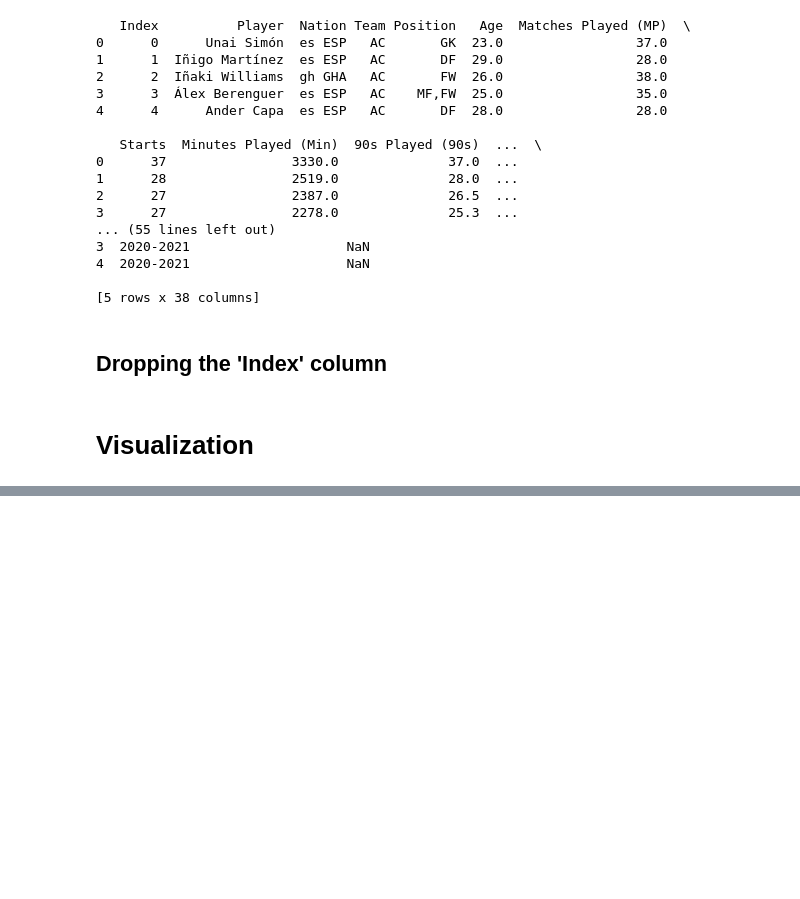
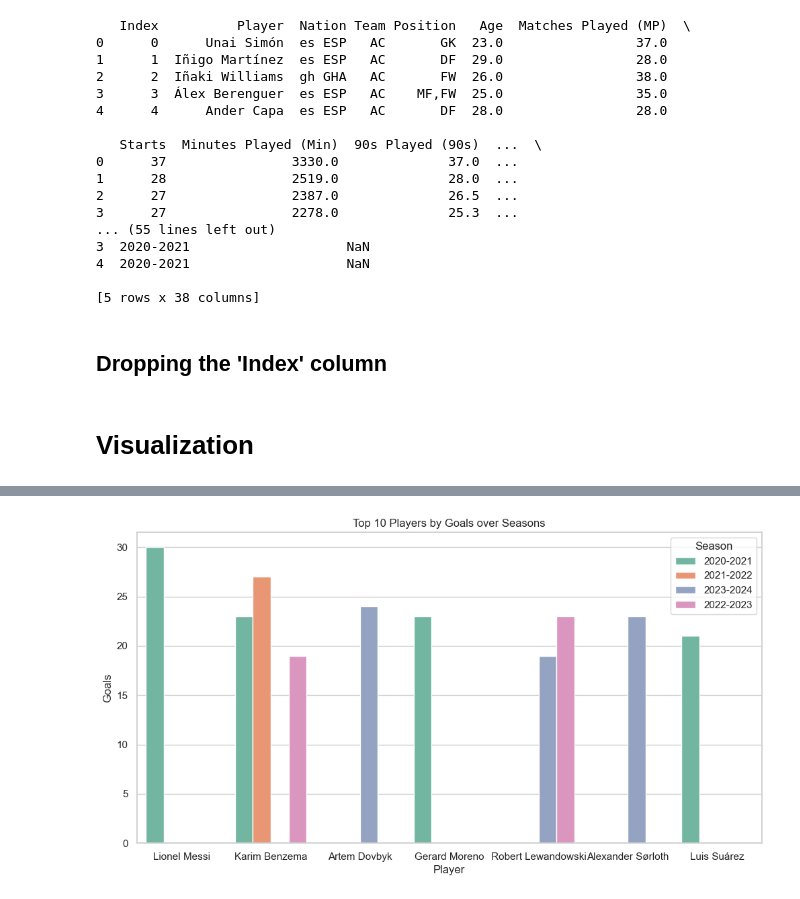
Before and after one commit to Mihirchauhan0709/Data_mining_Project, a Jupyter notebook: Seperated_Data/clean&visualize.ipynb, the cells around one changed output, grey strips where cells are left out. Saved outputs shown, nothing was run; the diff lists cells and outputs as text; code cells hidden in the pictures; blank space fills up the shorter version.

Commit message:
visualize
d

```diff
--- a/Seperated_Data/clean&visualize.ipynb
+++ b/Seperated_Data/clean&visualize.ipynb
@@ -193,0 +197,21 @@ df.to_csv('cleaned_dataset_no_index.csv', index=False)
+# %%
+import pandas as pd
+import matplotlib.pyplot as plt
+import seaborn as sns
+
+# Load the dataset
+df = pd.read_csv('cleaned_dataset_no_index.csv')  # Replace with your actual file path
+
+# Set plot styles
+sns.set(style="whitegrid")
+
+top_10_goals = df.nlargest(10, 'Goals (Gls)')
+plt.figure(figsize=(12, 6))
+sns.barplot(data=top_10_goals, x='Player', y='Goals (Gls)', hue='Season', palette='Set2')
+plt.title('Top 10 Players by Goals over Seasons')
+plt.xlabel('Player')
+plt.ylabel('Goals')
+plt.legend(title='Season')
+plt.show()
+# %% [output]
+[figure, added]
```
Also changed, not shown: parts of 21 cells of this notebook.
